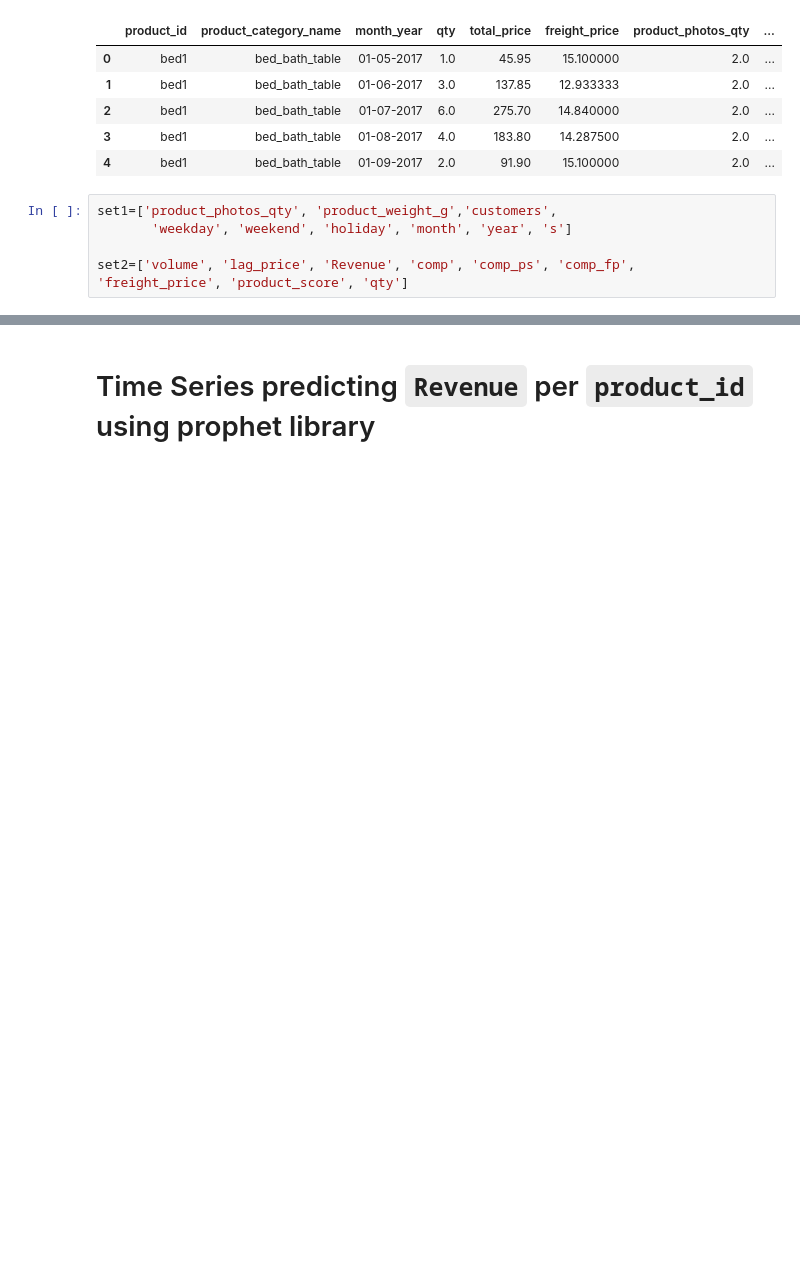
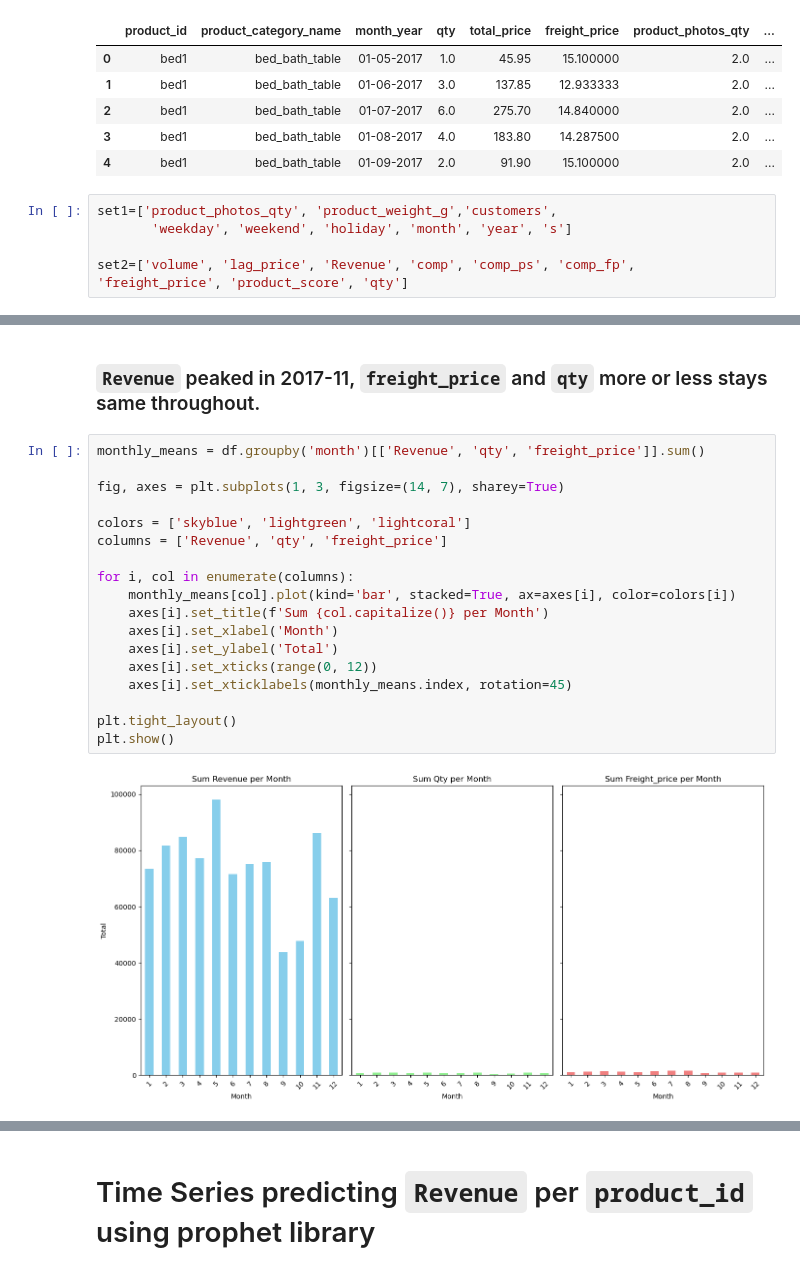
Before and after one commit to darkdip2/transfer, a Jupyter notebook: capstone/capstone.ipynb, the cells around one changed output, grey strips where cells are left out. Cells and saved outputs as stored; diff of their text form; blank space fills up the shorter version.

```diff
--- a/capstone/capstone.ipynb
+++ b/capstone/capstone.ipynb
@@ -203,0 +235,22 @@ def forecast_Revenue(df, product_id, periods):
+# %% [markdown]
+### `Revenue` peaked in 2017-11, `freight_price` and `qty` more or less stays same throughout.
+# %%
+monthly_means = df.groupby('month')[['Revenue', 'qty', 'freight_price']].sum()
+
+fig, axes = plt.subplots(1, 3, figsize=(14, 7), sharey=True)
+
+colors = ['skyblue', 'lightgreen', 'lightcoral']
+columns = ['Revenue', 'qty', 'freight_price']
+
+for i, col in enumerate(columns):
+    monthly_means[col].plot(kind='bar', stacked=True, ax=axes[i], color=colors[i])
+    axes[i].set_title(f'Sum {col.capitalize()} per Month')
+    axes[i].set_xlabel('Month')
+    axes[i].set_ylabel('Total')
+    axes[i].set_xticks(range(0, 12))
+    axes[i].set_xticklabels(monthly_means.index, rotation=45)
+
+plt.tight_layout()
+plt.show()
+# %% [output]
+[figure, added]
```
Also changed, not shown: parts of 33 cells of this notebook, 2 other files.
